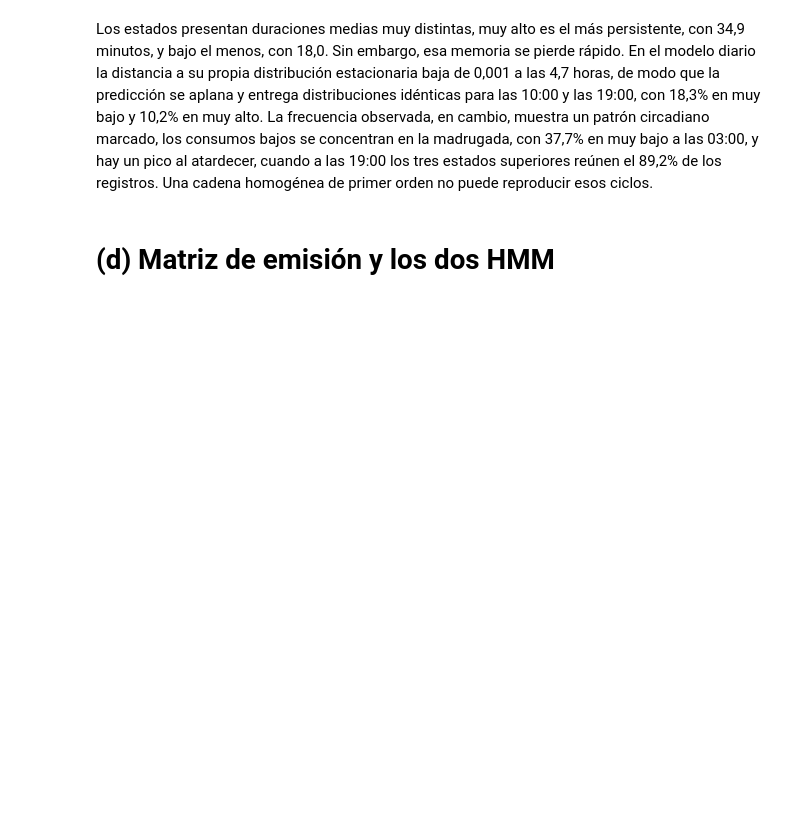
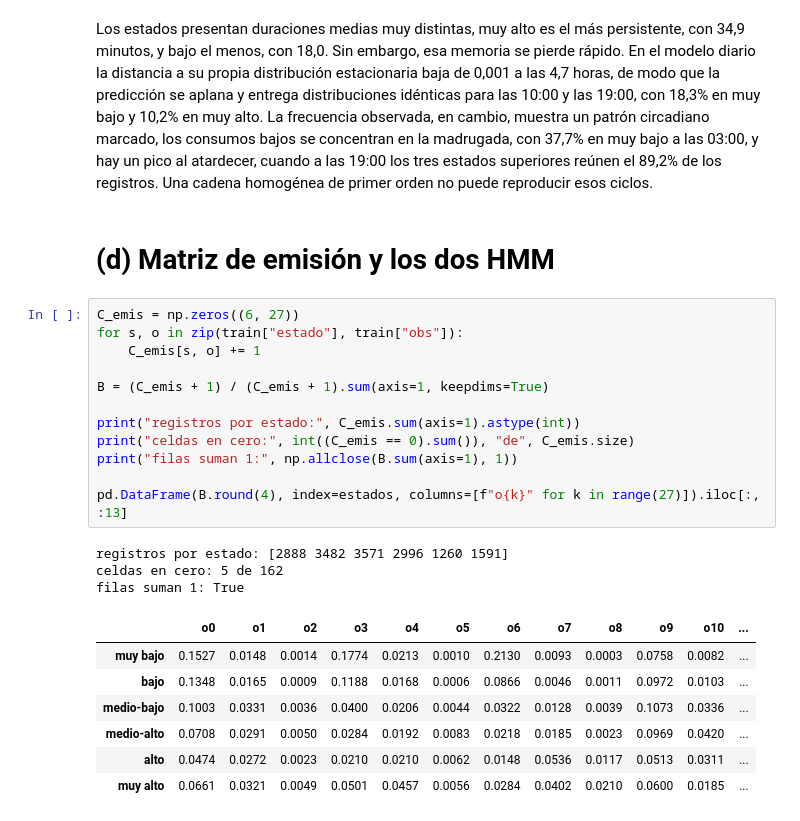
Before and after one commit to Shimumuu/Tareas_AI_2026, a Jupyter notebook: Magdalena_Correa_Martin_Melo_Tarea1_Part2.ipynb, the cells around one changed output. Drawn from its saved outputs; the diff is of its cells as text; blank space fills up the shorter version.

```diff
--- a/Magdalena_Correa_Martin_Melo_Tarea1_Part2.ipynb
+++ b/Magdalena_Correa_Martin_Melo_Tarea1_Part2.ipynb
@@ -527,3 +527,26 @@ for pasos, etiqueta in [(60, "10:00"), (114, "19:00")]:
 Los estados presentan duraciones medias muy distintas, muy alto es el más persistente, con 34,9 minutos, y bajo el menos, con 18,0. Sin embargo, esa memoria se pierde rápido. En el modelo diario la distancia a su propia distribución estacionaria baja de 0,001 a las 4,7 horas, de modo que la predicción se aplana y entrega distribuciones idénticas para las 10:00 y las 19:00, con 18,3% en muy bajo y 10,2% en muy alto. La frecuencia observada, en cambio, muestra un patrón circadiano marcado, los consumos bajos se concentran en la madrugada, con 37,7% en muy bajo a las 03:00, y hay un pico al atardecer, cuando a las 19:00 los tres estados superiores reúnen el 89,2% de los registros. Una cadena homogénea de primer orden no puede reproducir esos ciclos.
 # %% [markdown]
 # (d) Matriz de emisión y los dos HMM
+# %%
+C_emis = np.zeros((6, 27))
+for s, o in zip(train["estado"], train["obs"]):
+    C_emis[s, o] += 1
+
+B = (C_emis + 1) / (C_emis + 1).sum(axis=1, keepdims=True)
+
+print("registros por estado:", C_emis.sum(axis=1).astype(int))
+print("celdas en cero:", int((C_emis == 0).sum()), "de", C_emis.size)
+print("filas suman 1:", np.allclose(B.sum(axis=1), 1))
+
+pd.DataFrame(B.round(4), index=estados, columns=[f"o{k}" for k in range(27)]).iloc[:, :13]
+# %% [output]
+registros por estado: [2888 3482 3571 2996 1260 1591]
+celdas en cero: 5 de 162
+filas suman 1: True
+|  | o0 | o1 | o2 | o3 | o4 | o5 | o6 | o7 | o8 | o9 | o10 | ... |
+| muy bajo | 0.1527 | 0.0148 | 0.0014 | 0.1774 | 0.0213 | 0.0010 | 0.2130 | 0.0093 | 0.0003 | 0.0758 | 0.0082 | ... |
+| bajo | 0.1348 | 0.0165 | 0.0009 | 0.1188 | 0.0168 | 0.0006 | 0.0866 | 0.0046 | 0.0011 | 0.0972 | 0.0103 | ... |
+| medio-bajo | 0.1003 | 0.0331 | 0.0036 | 0.0400 | 0.0206 | 0.0044 | 0.0322 | 0.0128 | 0.0039 | 0.1073 | 0.0336 | ... |
+| medio-alto | 0.0708 | 0.0291 | 0.0050 | 0.0284 | 0.0192 | 0.0083 | 0.0218 | 0.0185 | 0.0023 | 0.0969 | 0.0420 | ... |
+| alto | 0.0474 | 0.0272 | 0.0023 | 0.0210 | 0.0210 | 0.0062 | 0.0148 | 0.0536 | 0.0117 | 0.0513 | 0.0311 | ... |
+| muy alto | 0.0661 | 0.0321 | 0.0049 | 0.0501 | 0.0457 | 0.0056 | 0.0284 | 0.0402 | 0.0210 | 0.0600 | 0.0185 | ... |
```
Also changed, not shown: parts of 15 cells of this notebook.
